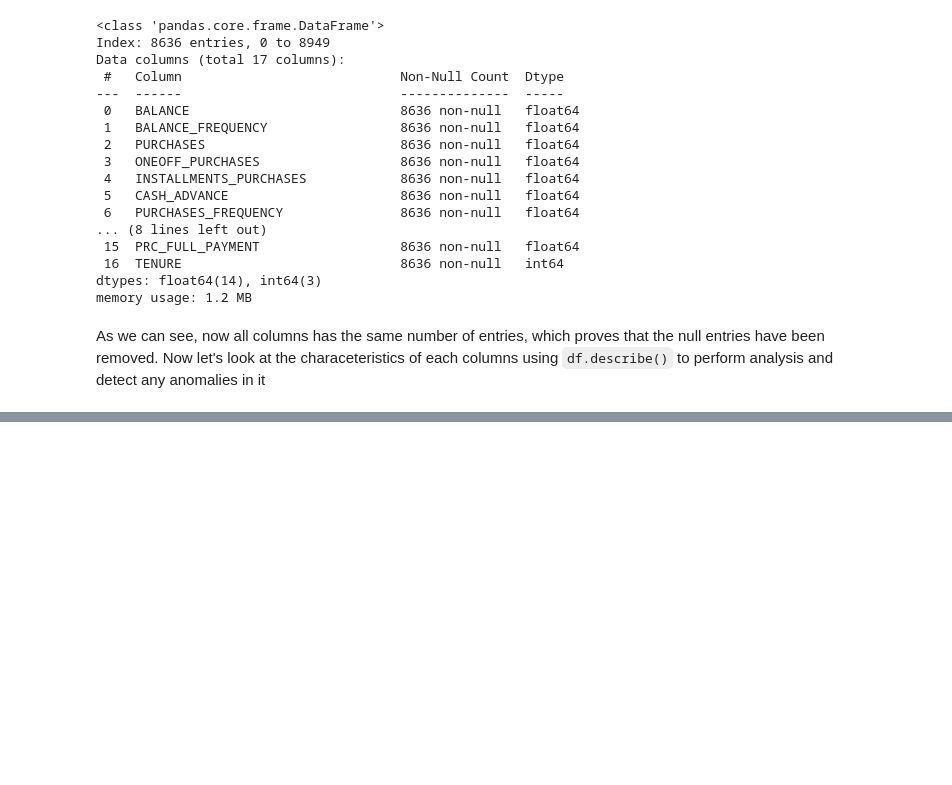
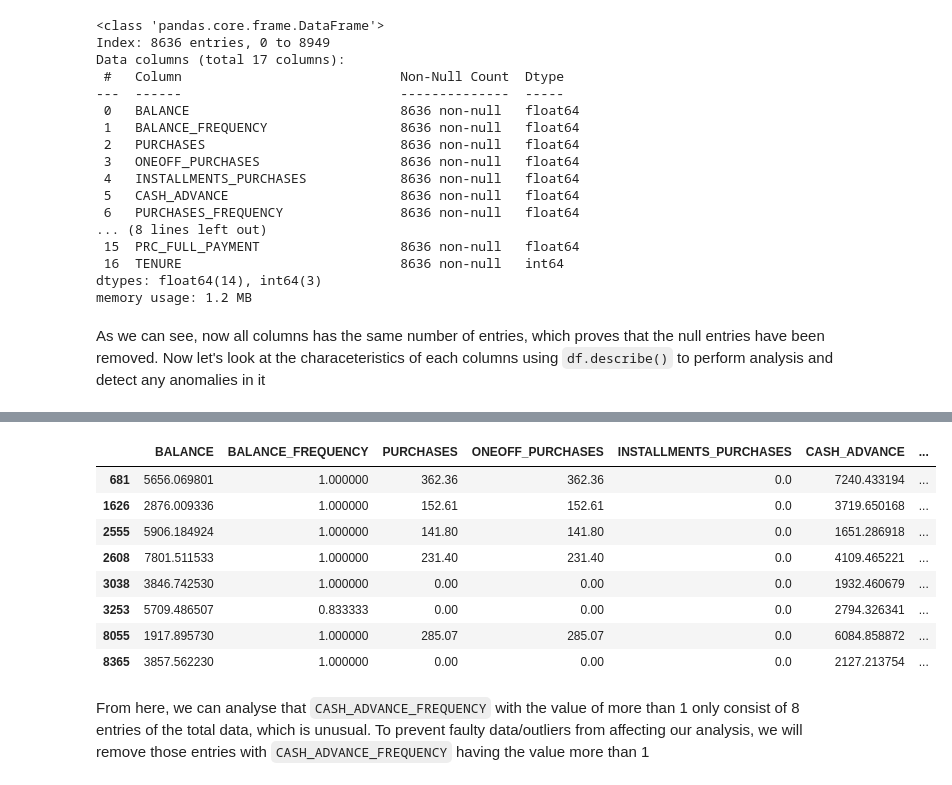
Before and after one commit to boontatt/advanced_data_quiz, a Jupyter notebook: AIT2209943.ipynb, the cells around one changed output, grey strips where cells are left out. Cells and saved outputs as stored; diff of their text form; code cells hidden in the pictures; blank space fills up the shorter version.

```diff
--- a/AIT2209943.ipynb
+++ b/AIT2209943.ipynb
@@ -165,0 +188,14 @@ There seems to be some anomaly in the `cash_advance_frequency` column as the max
+# %%
+df[df['CASH_ADVANCE_FREQUENCY'] > 1]
+# %% [output]
+|  | BALANCE | BALANCE_FREQUENCY | PURCHASES | ONEOFF_PURCHASES | INSTALLMENTS_PURCHASES | CASH_ADVANCE | ... |
+| 681 | 5656.069801 | 1.000000 | 362.36 | 362.36 | 0.0 | 7240.433194 | ... |
+| 1626 | 2876.009336 | 1.000000 | 152.61 | 152.61 | 0.0 | 3719.650168 | ... |
+| 2555 | 5906.184924 | 1.000000 | 141.80 | 141.80 | 0.0 | 1651.286918 | ... |
+| 2608 | 7801.511533 | 1.000000 | 231.40 | 231.40 | 0.0 | 4109.465221 | ... |
+| 3038 | 3846.742530 | 1.000000 | 0.00 | 0.00 | 0.0 | 1932.460679 | ... |
+| 3253 | 5709.486507 | 0.833333 | 0.00 | 0.00 | 0.0 | 2794.326341 | ... |
+| 8055 | 1917.895730 | 1.000000 | 285.07 | 285.07 | 0.0 | 6084.858872 | ... |
+| 8365 | 3857.562230 | 1.000000 | 0.00 | 0.00 | 0.0 | 2127.213754 | ... |
+# %% [markdown]
+From here, we can analyse that `CASH_ADVANCE_FREQUENCY` with the value of more than 1 only consist of 8 entries of the total data, which is unusual. To prevent faulty data/outliers from affecting our analysis, we will remove those entries with `CASH_ADVANCE_FREQUENCY` having the value more than 1
```
Also changed, not shown: parts of 8 cells of this notebook.
